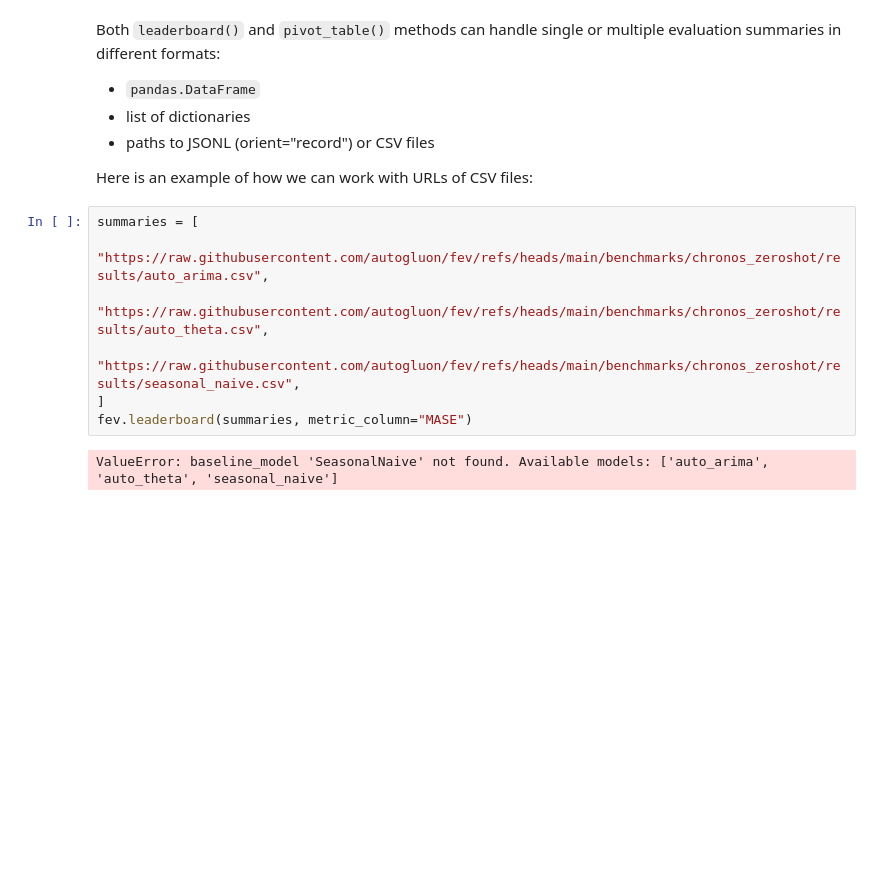
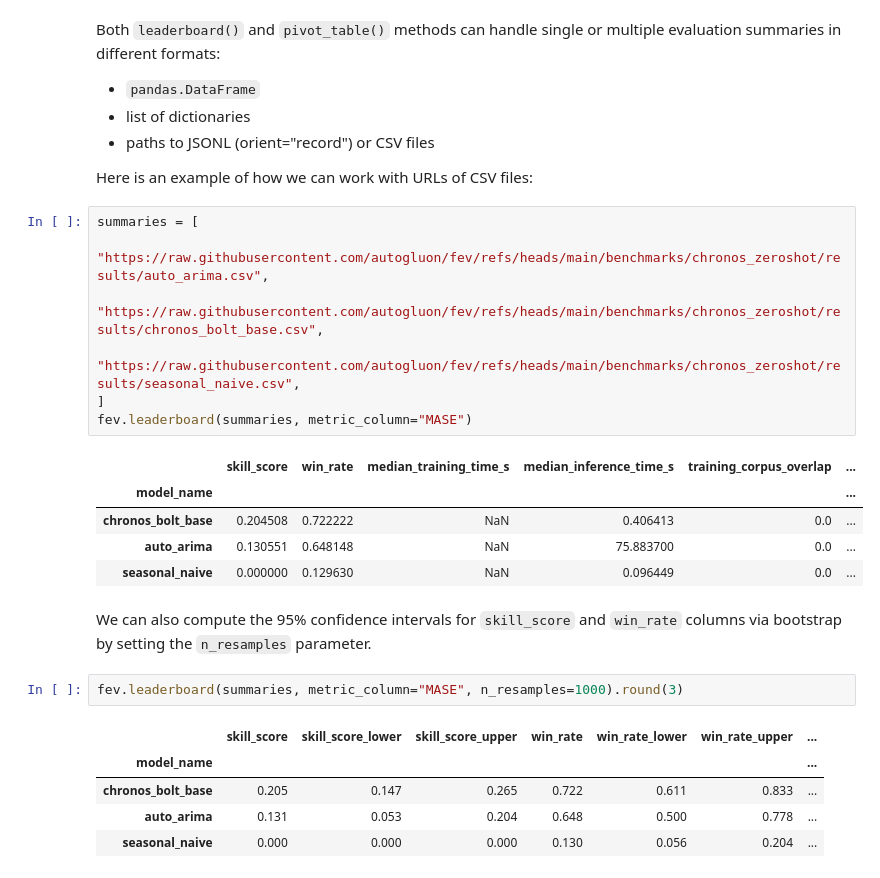
Before and after one commit to autogluon/fev, a Jupyter notebook: docs/tutorials/03-tasks-and-benchmarks.ipynb, the cells around one changed output. Saved outputs shown, nothing was run; the diff lists cells and outputs as text; blank space fills up the shorter version.

```diff
--- a/docs/tutorials/03-tasks-and-benchmarks.ipynb
+++ b/docs/tutorials/03-tasks-and-benchmarks.ipynb
@@ -678,9 +687,23 @@ Here is an example of how we can work with URLs of CSV files:
 # %%
 summaries = [
     "https://raw.githubusercontent.com/autogluon/fev/refs/heads/main/benchmarks/chronos_zeroshot/results/auto_arima.csv",
-    "https://raw.githubusercontent.com/autogluon/fev/refs/heads/main/benchmarks/chronos_zeroshot/results/auto_theta.csv",
+    "https://raw.githubusercontent.com/autogluon/fev/refs/heads/main/benchmarks/chronos_zeroshot/results/chronos_bolt_base.csv",
     "https://raw.githubusercontent.com/autogluon/fev/refs/heads/main/benchmarks/chronos_zeroshot/results/seasonal_naive.csv",
 ]
 fev.leaderboard(summaries, metric_column="MASE")
 # %% [output]
-ValueError: baseline_model 'SeasonalNaive' not found. Available models: ['auto_arima', 'auto_theta', 'seasonal_naive']
+|  | skill_score | win_rate | median_training_time_s | median_inference_time_s | training_corpus_overlap | ... |
+| model_name |  |  |  |  |  | ... |
+| chronos_bolt_base | 0.204508 | 0.722222 | NaN | 0.406413 | 0.0 | ... |
+| auto_arima | 0.130551 | 0.648148 | NaN | 75.883700 | 0.0 | ... |
+| seasonal_naive | 0.000000 | 0.129630 | NaN | 0.096449 | 0.0 | ... |
+# %% [markdown]
+We can also compute the 95% confidence intervals for `skill_score` and `win_rate` columns via bootstrap by setting the `n_resamples` parameter.
+# %%
+fev.leaderboard(summaries, metric_column="MASE", n_resamples=1000).round(3)
+# %% [output]
+|  | skill_score | skill_score_lower | skill_score_upper | win_rate | win_rate_lower | win_rate_upper | ... |
+| model_name |  |  |  |  |  |  | ... |
+| chronos_bolt_base | 0.205 | 0.147 | 0.265 | 0.722 | 0.611 | 0.833 | ... |
+| auto_arima | 0.131 | 0.053 | 0.204 | 0.648 | 0.500 | 0.778 | ... |
+| seasonal_naive | 0.000 | 0.000 | 0.000 | 0.130 | 0.056 | 0.204 | ... |
```
Also changed, not shown: parts of 12 cells of this notebook, 7 other files.
